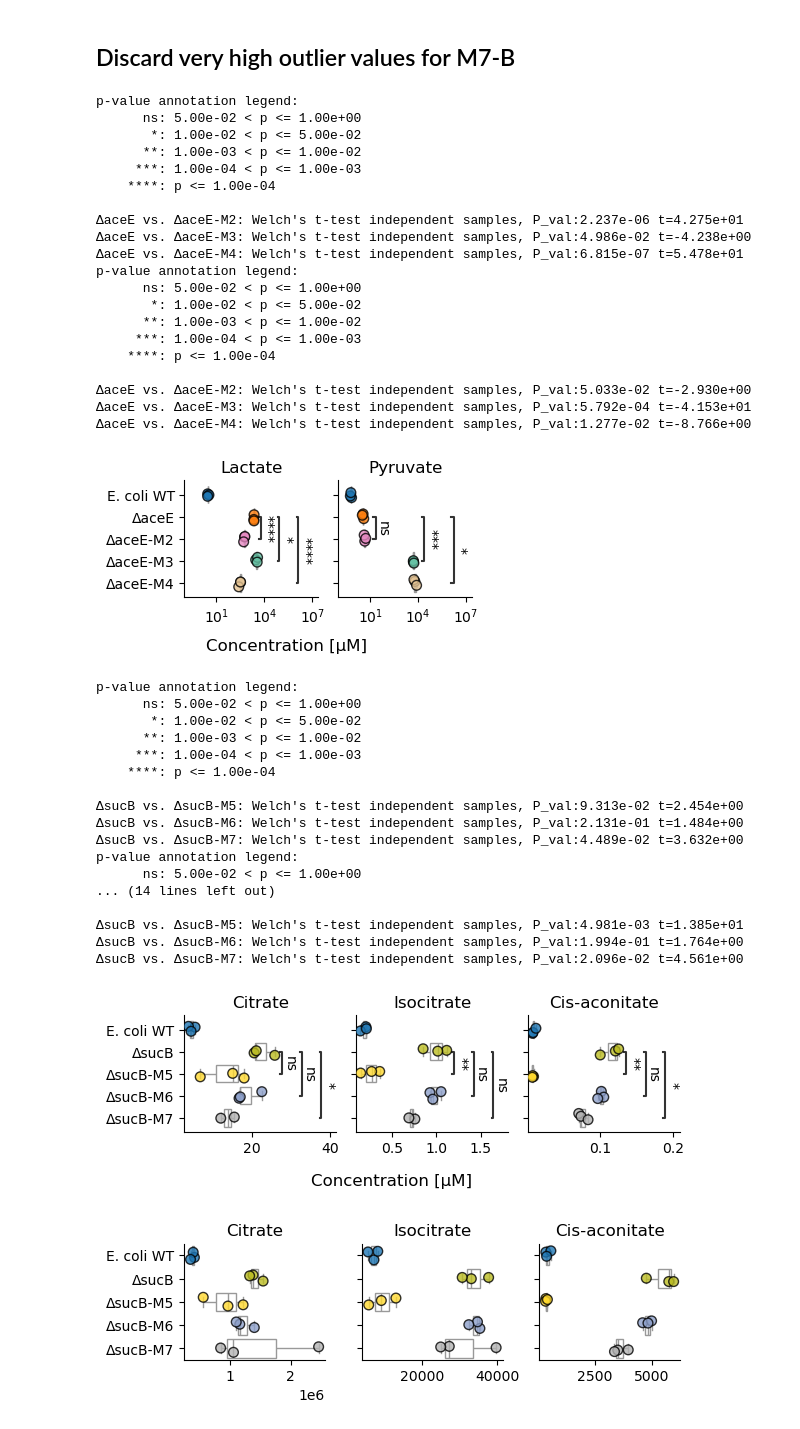
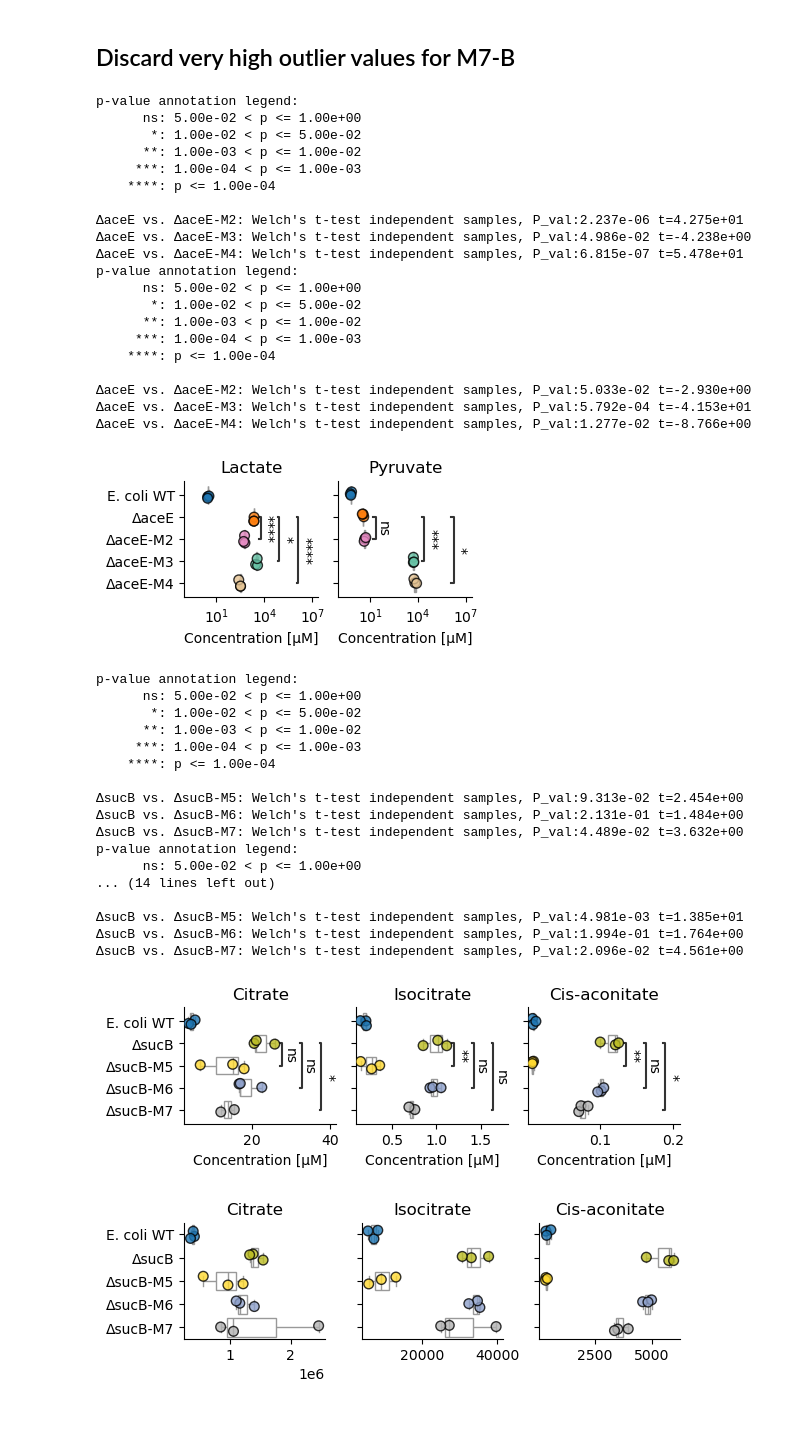
Before and after one commit to sulheim/metabolite-release, a Jupyter notebook: notebooks/3_chemostat/3B_make_figure_3_part2.ipynb, the cells around one changed output. Saved outputs shown, nothing was run; the diff lists cells and outputs as text; code cells hidden in the pictures.

```diff
--- a/notebooks/3_chemostat/3B_make_figure_3_part2.ipynb
+++ b/notebooks/3_chemostat/3B_make_figure_3_part2.ipynb
@@ -109,17 +109,17 @@ sucB_abbrv = ['WT', 'sucB', 'sucB-M5', 'sucB-M6', 'sucB-M7']
 
 df_tubes['Label'] = df_tubes['Strain abbrv.'].map(label_mapping)
 sucB_idx = df_tubes['Strain abbrv.'].isin(sucB_abbrv)
-fig, ax  = plt.subplots(figsize=(4, 2.5))
+fig, ax  = plt.subplots(figsize=(2.2, 2))
 ax = sns.lineplot(data = df_tubes.loc[sucB_idx], x = 'Time [h]', y = 'OD600', hue = 'Label', estimator=None,
                    units='Replicate', palette=strains_cmap, lw = 2, ax = ax, alpha = 0.8,
-                   hue_order=[label_mapping[x] for x in sucB_abbrv])
+                   hue_order=[label_mapping[x] for x in sucB_abbrv], legend=False)
 for strain in sucB_abbrv:
     sidx = df_samples['Strain abbrv.']==strain
     label = label_mapping[strain]
     ax.scatter(x = df_samples.loc[sidx, 'Sampling time'], y = df_samples.loc[sidx, 'Sample OD'], c = 'w',
                s = 30, label = label, edgecolor =strains_cmap[label], alpha = 0.8, zorder = 10, linewidths=1.5)
 
-sns.move_legend(ax, "upper left", bbox_to_anchor=(1, 1), title = 'Strain', fontsize = 10, ncol = 1,)
+# sns.move_legend(ax, "upper left", bbox_to_anchor=(1, 1), title = 'Strain', fontsize = 10, ncol = 1,)
 ax.set_xlim(0)
 ax.set_ylim(0)
 sns.despine()
@@ -236,7 +236,7 @@ rate_data = pd.DataFrame(data, columns = ['Strain abbrv.', 'Label', 'Replicate',
 # fig, ax = plt.subplots(1,figsize=(2, 2))
 idx = rate_data['Strain abbrv.'].isin(aceE_abbrv)
 g = sns.catplot(data = rate_data.loc[idx], y = 'Label', x = 'Growth rate', color = 'w', #ax = ax,
-            order = [label_mapping[x] for x in aceE_abbrv], kind = 'box', height = 2.1, aspect = 1.2)
+            order = [label_mapping[x] for x in aceE_abbrv], kind = 'box', height = 2, aspect = 1.2)
 g.map_dataframe(sns.stripplot, y = 'Label', x = 'Growth rate', hue = 'Label',
               palette = strains_cmap, ax = ax, alpha = 0.9, size = 7, edgecolor='k', linewidth = 1,
               jitter=0.2)
@@ -252,7 +252,7 @@ plt.savefig(figure_folder / 'aceE_growth_rate.pdf', bbox_inches='tight')
 # fig, ax = plt.subplots(1,figsize=(2, 2))
 idx = rate_data['Strain abbrv.'].isin(sucB_abbrv)
 g = sns.catplot(data = rate_data.loc[idx], y = 'Label', x = 'Growth rate', color = 'w', #ax = ax,
-            order = [label_mapping[x] for x in sucB_abbrv], kind = 'box', height = 2.1, aspect = 1.2)
+            order = [label_mapping[x] for x in sucB_abbrv], kind = 'box', height = 2, aspect = 1.2)
 g.map_dataframe(sns.stripplot, y = 'Label', x = 'Growth rate', hue = 'Label',
               palette = strains_cmap, ax = ax, alpha = 0.9, size = 7, edgecolor='k', linewidth = 1,
               jitter=0.2)
@@ -326,9 +326,9 @@ for ax in g.axes.flat:
     ax.tick_params(which='minor', bottom=False, left=False)  # Remove minor ticks
     ax.set_ylabel('')
 
-    ax.set_xlabel('')
+    # ax.set_xlabel('')
     ax.set_xlim(0.1, )
-g.figure.supxlabel('Concentration [μΜ]', fontsize=12)
+# g.figure.supxlabel('Concentration [μΜ]', fontsize=12)
 
 # Define pairs of groups to compare
 pairs = [
@@ -370,7 +370,7 @@ p-value annotation legend:
 ΔaceE vs. ΔaceE-M2: Welch's t-test independent samples, P_val:5.033e-02 t=-2.930e+00
 ΔaceE vs. ΔaceE-M3: Welch's t-test independent samples, P_val:5.792e-04 t=-4.153e+01
 ΔaceE vs. ΔaceE-M4: Welch's t-test independent samples, P_val:1.277e-02 t=-8.766e+00
-[figure, old version]
+[figure, new version]
 # %%
 sucB_mets = ['Citrate', 'Isocitrate', 'Cis-aconitate','Adenosine', 'Glutamine']
 sucB_mets_main = ['Citrate', 'Isocitrate', 'Cis-aconitate']
@@ -393,8 +393,8 @@ for ax in g.axes.flat:
     # ax.set_xscale('log')  # Set log scale
     ax.tick_params(which='minor', bottom=False, left=False)  # Remove minor ticks
     ax.set_ylabel('')
-    ax.set_xlabel('')
-g.figure.supxlabel('Concentration [μΜ]', fontsize=12)
+    # ax.set_xlabel('')
+# g.figure.supxlabel('Concentration [μΜ]', fontsize=12)
 
 # Define pairs of groups to compare
 pairs = [
@@ -406,34 +406,34 @@ pairs = [
 # Add statistical annotations
 for ax, metabolite in zip(g.axes.flat, sucB_mets_main):
     data = df_nM.loc[(df_nM["Metabolite"] == metabolite) & idx]
     annotator = Annotator(ax, pairs, data=data, y="Label", x="Concentration [μΜ]",
                            orient = 'h', order=[label_mapping[x] for x in sucB_abbrv])
     annotator.configure(test="t-test_welch", text_format="star", loc="inside", verbose=1,
                         text_offset=0.1, line_offset=0.2, line_height=0.02)
     # annotator.configure(test="Kruskal", text_format="star", loc="inside", verbose=2)
     annotator.apply_and_annotate()
 
 # plt.show()
 plt.savefig(figure_folder / 'sucB_main_exometabolome.pdf', bbox_inches='tight')
 # %% [output]
 p-value annotation legend:
       ns: 5.00e-02 < p <= 1.00e+00
        *: 1.00e-02 < p <= 5.00e-02
       **: 1.00e-03 < p <= 1.00e-02
      ***: 1.00e-04 < p <= 1.00e-03
     ****: p <= 1.00e-04
 
 ΔsucB vs. ΔsucB-M5: Welch's t-test independent samples, P_val:9.313e-02 t=2.454e+00
 ΔsucB vs. ΔsucB-M6: Welch's t-test independent samples, P_val:2.131e-01 t=1.484e+00
 ΔsucB vs. ΔsucB-M7: Welch's t-test independent samples, P_val:4.489e-02 t=3.632e+00
 p-value annotation legend:
       ns: 5.00e-02 < p <= 1.00e+00
 ... (14 lines left out)
 
 ΔsucB vs. ΔsucB-M5: Welch's t-test independent samples, P_val:4.981e-03 t=1.385e+01
 ΔsucB vs. ΔsucB-M6: Welch's t-test independent samples, P_val:1.994e-01 t=1.764e+00
 ΔsucB vs. ΔsucB-M7: Welch's t-test independent samples, P_val:2.096e-02 t=4.561e+00
-[figure, old version]
+[figure, new version]
 # %%
 sucB_mets = ['Citrate', 'Isocitrate', 'Cis-aconitate','Adenosine', 'Glutamine']
 sucB_mets_main = ['Citrate', 'Isocitrate', 'Cis-aconitate']
```
Also changed, not shown: parts of 5 cells of this notebook, 11 other files.
